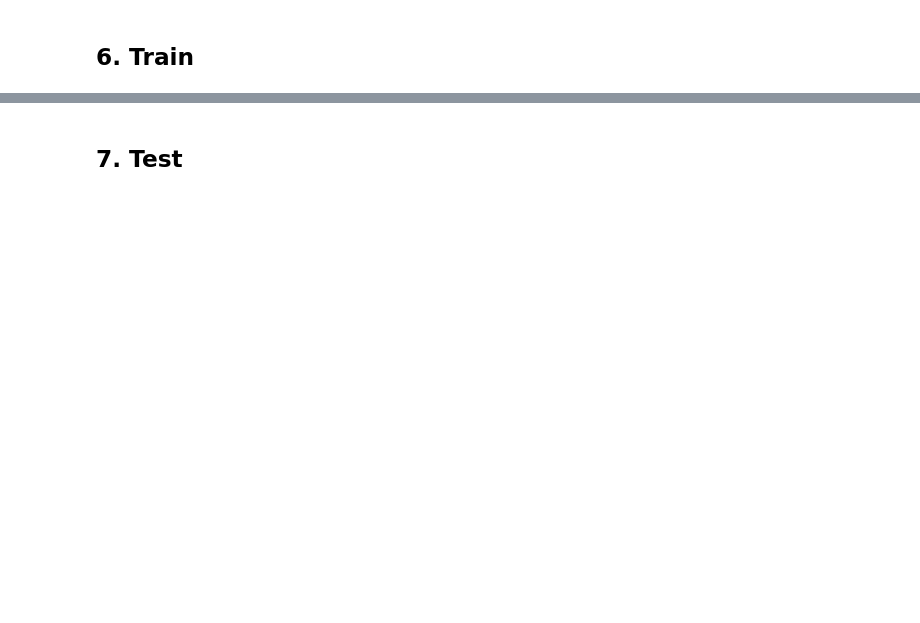
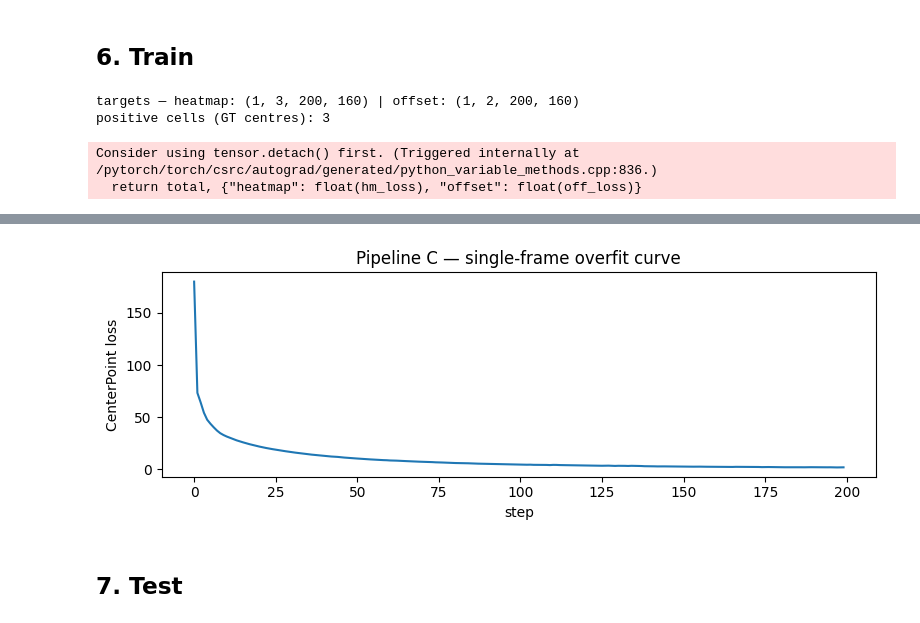
Before and after one commit to Nikappa57/stereo-lidar-perception, a Jupyter notebook: pipeline_c.ipynb, the cells around one changed output, grey strips where cells are left out. Drawn from its saved outputs; the diff is of its cells as text; code cells hidden in the pictures; blank space fills up the shorter version.

```diff
--- a/pipeline_c.ipynb
+++ b/pipeline_c.ipynb
@@ -260,4 +260,59 @@ plt.show()
 # %% [markdown]
 ## 6. Train
 # %%
-# TODO: train.py is empty.
+# ── 1. Single-frame overfit (sanity check: does the loop learn?) ──────────
+# encode_sample builds the (1, num_classes, nx, ny) heatmap + (1, 2, nx, ny)
+# offset targets from the ego-frame 3-D boxes in `sample`.
+from train import TargetEncoder, encode_sample, overfit_pipeline_c
+
+encoder  = TargetEncoder()
+tgt_hm, tgt_off = encode_sample(sample, encoder)
+print("targets — heatmap:", tuple(tgt_hm.shape), "| offset:", tuple(tgt_off.shape))
+print("positive cells (GT centres):", int(tgt_hm.eq(1).sum()))
+
+pipeline_overfit = PipelineC(num_classes=3,
+                              stereo_cache_root=None)  # use live SGBM for the overfit
+
+history = overfit_pipeline_c(
+    pipeline_overfit, sample, tgt_hm, tgt_off,
+    steps=200, lr=5e-4, device=DEVICE,
+)
+print(f"overfit loss: {history[0]:.3f} → {history[-1]:.3f}")
+
+# ── loss curve ───────────────────────────────────────────────────────────────
+import matplotlib.pyplot as plt
+fig, ax = plt.subplots(figsize=(8, 3))
+ax.plot(history)
+ax.set_xlabel("step");  ax.set_ylabel("CenterPoint loss")
+ax.set_title("Pipeline C — single-frame overfit curve")
+fig.tight_layout();  plt.show()
+
+# ── 2. Multi-frame training (scene split → train / val) ──────────────────────
+# Uncomment and set stereo_cache_root to run the full training loop.
+# from train import split_frames, train_pipeline_c
+#
+# STEREO_CACHE = "data/stereo_cache"   # path built by data.precompute_stereo_inputs
+# CKPT         = "checkpoints/pipeline_c_best.pt"
+#
+# dataset_full   = Py123dDataset(split_names=["av2-sensor_val"], max_num_scenes=5)
+# train_frames, val_frames = split_frames(dataset_full, val_scenes=1)
+#
+# pipeline = PipelineC(num_classes=3, stereo_cache_root=STEREO_CACHE)
+# history  = train_pipeline_c(
+#     pipeline, train_frames, val_frames,
+#     epochs=10, lr=5e-4, accum=4,
+#     ckpt_path=CKPT,
+#     device=DEVICE,
+# )
+# # plot
+# fig, ax = plt.subplots(figsize=(8, 3))
+# ax.plot(history["train"], label="train")
+# ax.plot(history["val"],   label="val")
+# ax.legend();  ax.set_xlabel("epoch");  ax.set_ylabel("CenterPoint loss")
+# ax.set_title("Pipeline C — multi-frame training")
+# fig.tight_layout();  plt.show()
+# %% [output]
+targets — heatmap: (1, 3, 200, 160) | offset: (1, 2, 200, 160)
+positive cells (GT centres): 3
+Consider using tensor.detach() first. (Triggered internally at /pytorch/torch/csrc/autograd/generated/python_variable_methods.cpp:836.)
+  return total, {"heatmap": float(hm_loss), "offset": float(off_loss)}
@@ -264,3 +320,4 @@ plt.show()
+[figure, added]
 # %% [markdown]
 ## 7. Test
 # %%
```
Also changed, not shown: parts of 5 cells of this notebook, 1 other file.
